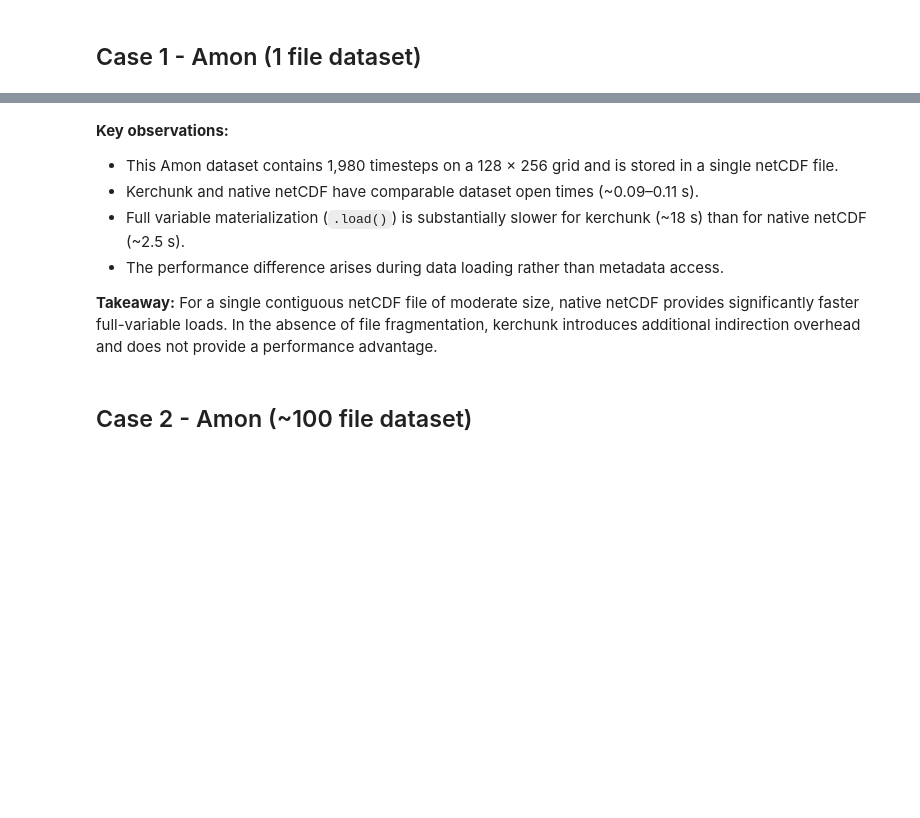
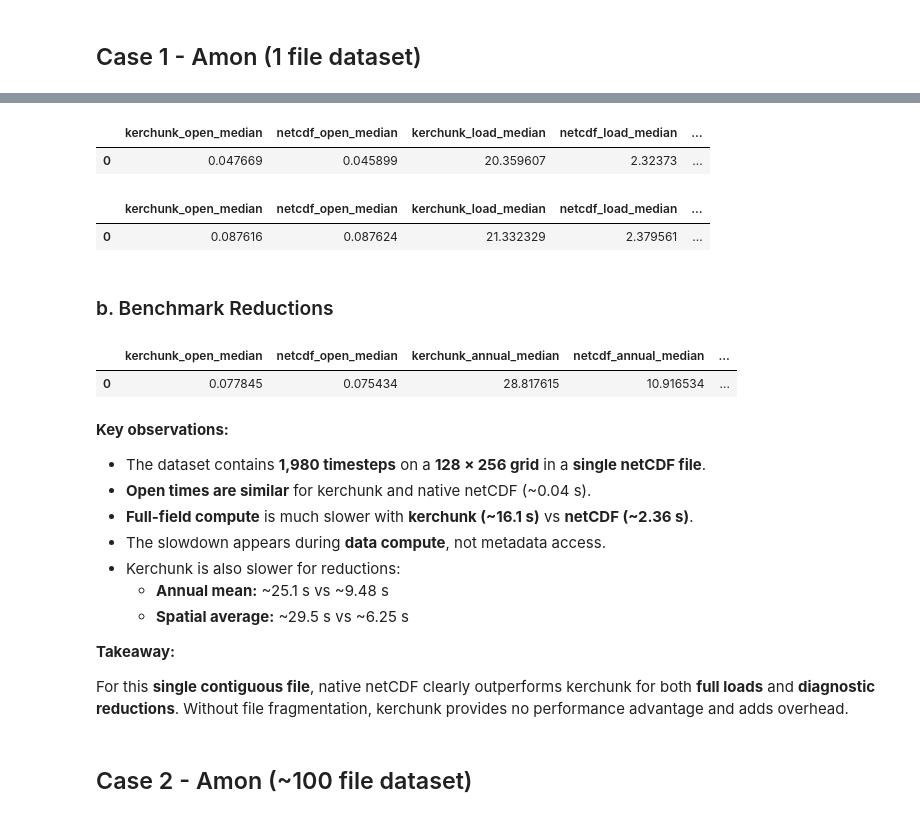
Before and after one commit to xCDAT/xcdat-validation, a Jupyter notebook: riotai/results/20260126_130127/end_to_end_load_performance.ipynb, the cells around one changed output, grey strips where cells are left out. Cells and saved outputs as stored; diff of their text form; code cells hidden in the pictures; blank space fills up the shorter version.

```diff
--- a/riotai/results/20260126_130127/end_to_end_load_performance.ipynb
+++ b/riotai/results/20260126_130127/end_to_end_load_performance.ipynb
@@ -290,5 +425,5 @@ Name: 0, dtype: object
 # %%
-results_amon_1_file = benchmark_variable_load(
+results_amon_1_file_full, summary_amon_1_file_full = benchmark_full_field_load(
     kerchunk_path=df_amon_1_file["json"],
     netcdf_paths=df_amon_1_file["netcdf_filepaths"],
     variable="tas",
@@ -301,0 +469,12 @@ results_amon_1_file
+# %%
+summary_amon_1_file_full
+# %% [output]
+|  | kerchunk_open_median | netcdf_open_median | kerchunk_load_median | netcdf_load_median | ... |
+| 0 | 0.047669 | 0.045899 | 20.359607 | 2.32373 | ... |
+# %%
+summary_amon_1_file_full_xc
+# %% [output]
+|  | kerchunk_open_median | netcdf_open_median | kerchunk_load_median | netcdf_load_median | ... |
+| 0 | 0.087616 | 0.087624 | 21.332329 | 2.379561 | ... |
+# %% [markdown]
+### b. Benchmark Reductions
@@ -302,13 +491,22 @@ results_amon_1_file
+# %%
+summary_amon_1_file_reductions
+# %% [output]
+|  | kerchunk_open_median | netcdf_open_median | kerchunk_annual_median | netcdf_annual_median | ... |
+| 0 | 0.077845 | 0.075434 | 28.817615 | 10.916534 | ... |
 # %% [markdown]
 **Key observations:**
 
-- This Amon dataset contains 1,980 timesteps on a 128 × 256 grid and is stored in a single netCDF file.
-- Kerchunk and native netCDF have comparable dataset open times (~0.09–0.11 s).
-- Full variable materialization (`.load()`) is substantially slower for kerchunk (~18 s) than for native netCDF (~2.5 s).
-- The performance difference arises during data loading rather than metadata access.
+- The dataset contains **1,980 timesteps** on a **128 × 256 grid** in a **single netCDF file**.
+- **Open times are similar** for kerchunk and native netCDF (~0.04 s).
+- **Full-field compute** is much slower with **kerchunk (~16.1 s)** vs **netCDF (~2.36 s)**.
+- The slowdown appears during **data compute**, not metadata access.
+- Kerchunk is also slower for reductions:
+  - **Annual mean:** ~25.1 s vs ~9.48 s
+  - **Spatial average:** ~29.5 s vs ~6.25 s
 
 **Takeaway:**
-For a single contiguous netCDF file of moderate size, native netCDF provides significantly faster full-variable loads. In the absence of file fragmentation, kerchunk introduces additional indirection overhead and does not provide a performance advantage.
+
+For this **single contiguous file**, native netCDF clearly outperforms kerchunk for both **full loads** and **diagnostic reductions**. Without file fragmentation, kerchunk provides no performance advantage and adds overhead.
 # %% [markdown]
 ## Case 2 - Amon (~100 file dataset)
 # %%
```
Also changed, not shown: parts of 26 cells of this notebook, 6 other files.
